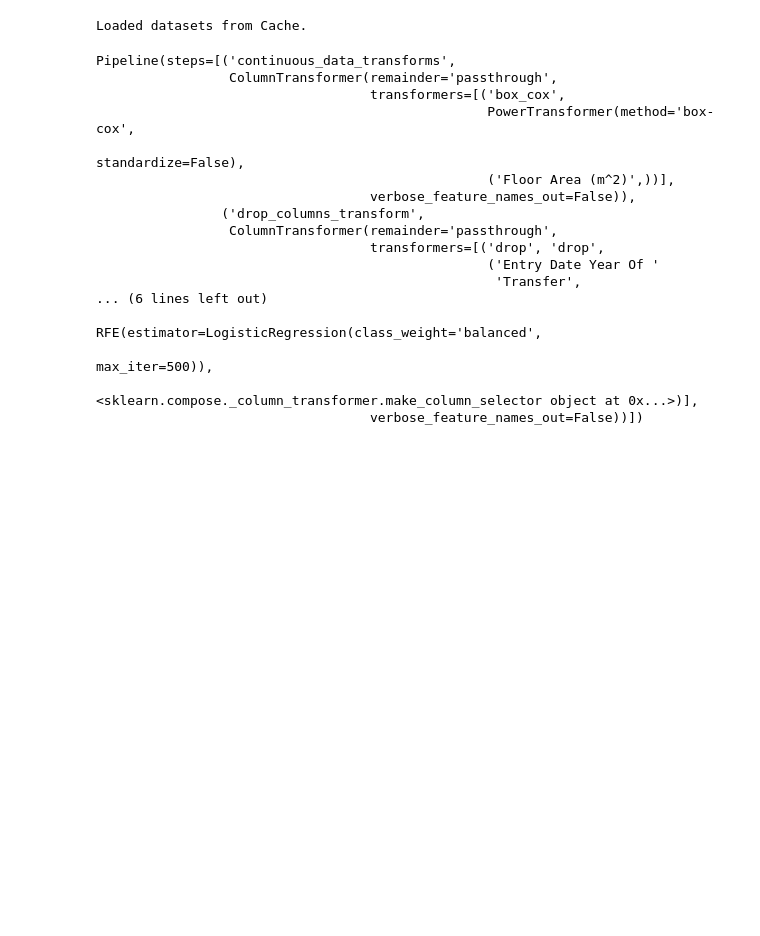
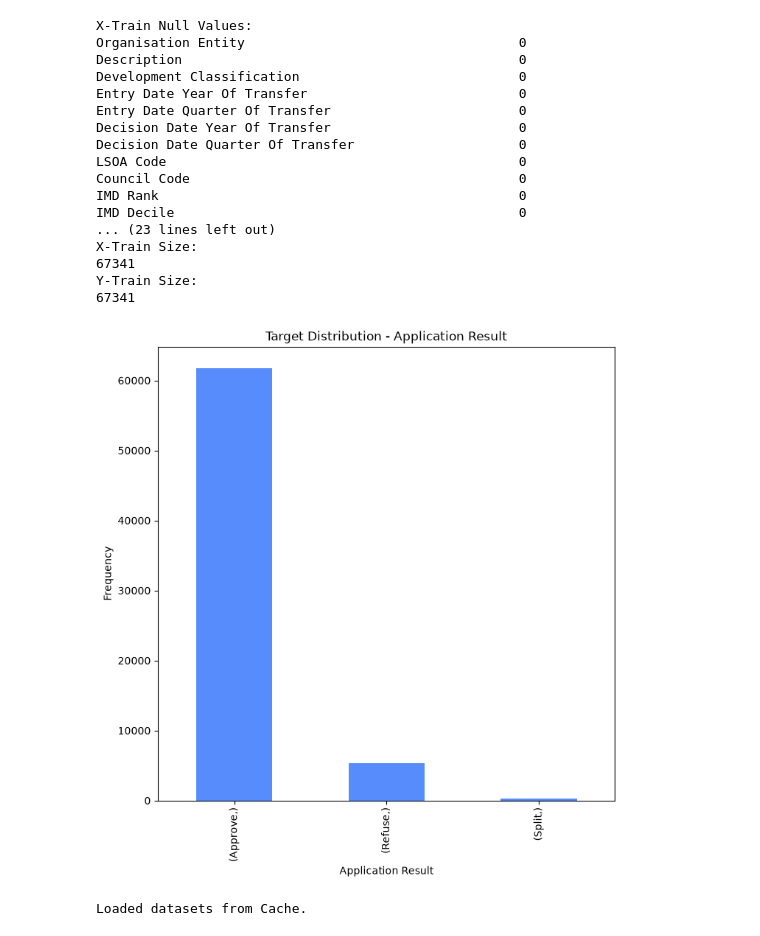
Before and after one commit to awylie199/csm500_project, a Jupyter notebook: notebooks/model_development.ipynb, the cells around one changed output. Drawn from its saved outputs; the diff is of its cells as text; code cells hidden in the pictures; blank space fills up the shorter version.

Commit message:
Fix and finish initial pipeline model fittings

```diff
--- a/notebooks/model_development.ipynb
+++ b/notebooks/model_development.ipynb
@@ -24 +28,22 @@ y_train: pd.DataFrame = pd.read_parquet(RAW_TRAIN_DATASET_Y_PATH)
+# %%
+plot_target_distribution(x_train, y_train, "Target Distribution - Application Result")
+# %% [output]
+X-Train Null Values:
+Organisation Entity                                   0
+Description                                           0
+Development Classification                            0
+Entry Date Year Of Transfer                           0
+Entry Date Quarter Of Transfer                        0
+Decision Date Year Of Transfer                        0
+Decision Date Quarter Of Transfer                     0
+LSOA Code                                             0
+Council Code                                          0
+IMD Rank                                              0
+IMD Decile                                            0
+... (23 lines left out)
+X-Train Size:
+67341
+Y-Train Size:
+67341
+[figure, added]
 # %%
@@ -36,28 +76,3 @@ physical_y_train: pd.DataFrame = datasets['y_physical']
 print("Loaded datasets from Cache.")
 # %% [output]
 Loaded datasets from Cache.
-# %%
-pipeline: Pipeline = build_model_pipeline(CONTINUOUS_DATA_FIELDS, DROPPED_CATEGORIES, X_LABEL_ENCODED_CATEGORIES,
-                                          HIGH_CARDINALITY_ENCODED_CATEGORIES, LOW_CARDINALITY_ENCODED_CATEGORIES)
-
-set_config(display="diagram")
-
-pipeline
-# %% [output]
-Pipeline(steps=[('continuous_data_transforms',
-                 ColumnTransformer(remainder='passthrough',
-                                   transformers=[('box_cox',
-                                                  PowerTransformer(method='box-cox',
-                                                                   standardize=False),
-                                                  ('Floor Area (m^2)',))],
-                                   verbose_feature_names_out=False)),
-                ('drop_columns_transform',
-                 ColumnTransformer(remainder='passthrough',
-                                   transformers=[('drop', 'drop',
-                                                  ('Entry Date Year Of '
-                                                   'Transfer',
-... (6 lines left out)
-                                                  RFE(estimator=LogisticRegression(class_weight='balanced',
-                                                                                   max_iter=500)),
-                                                  <sklearn.compose._column_transformer.make_column_selector object at 0x...>)],
-                                   verbose_feature_names_out=False))])
```
Also changed, not shown: parts of 4 cells of this notebook, 12 other files.
